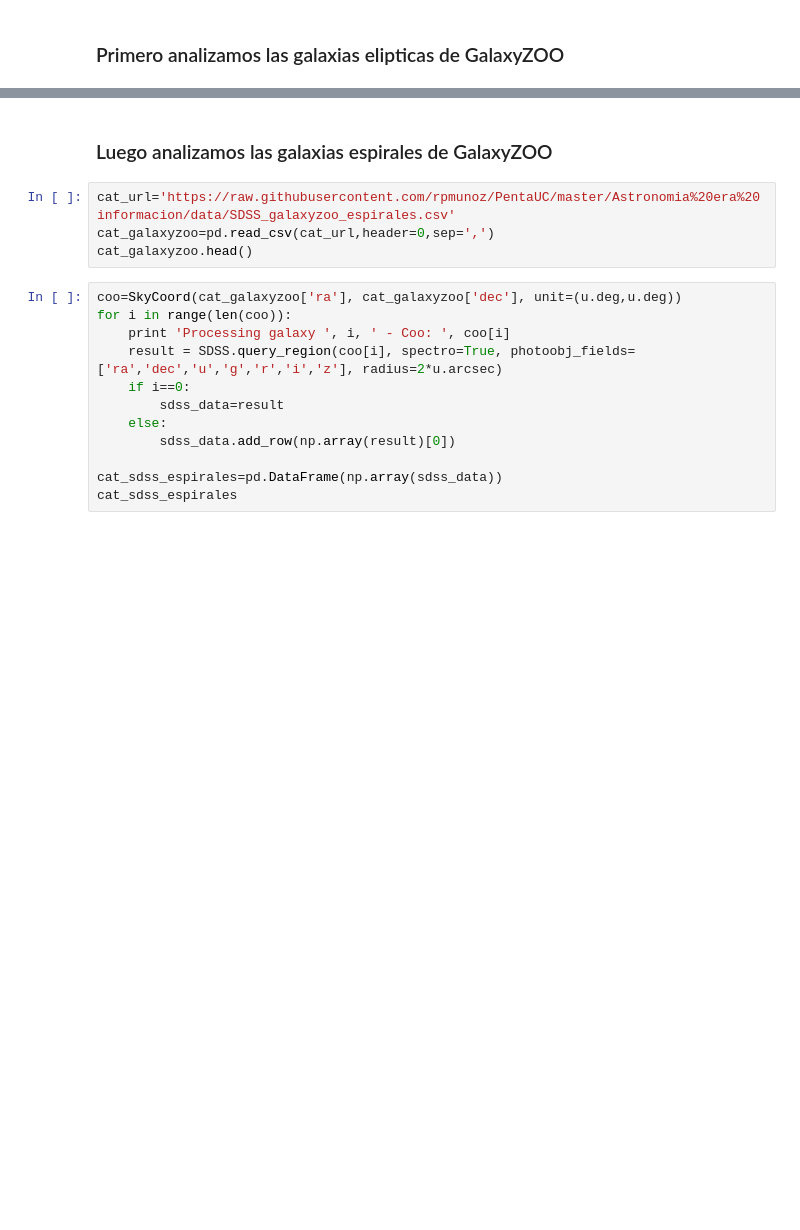
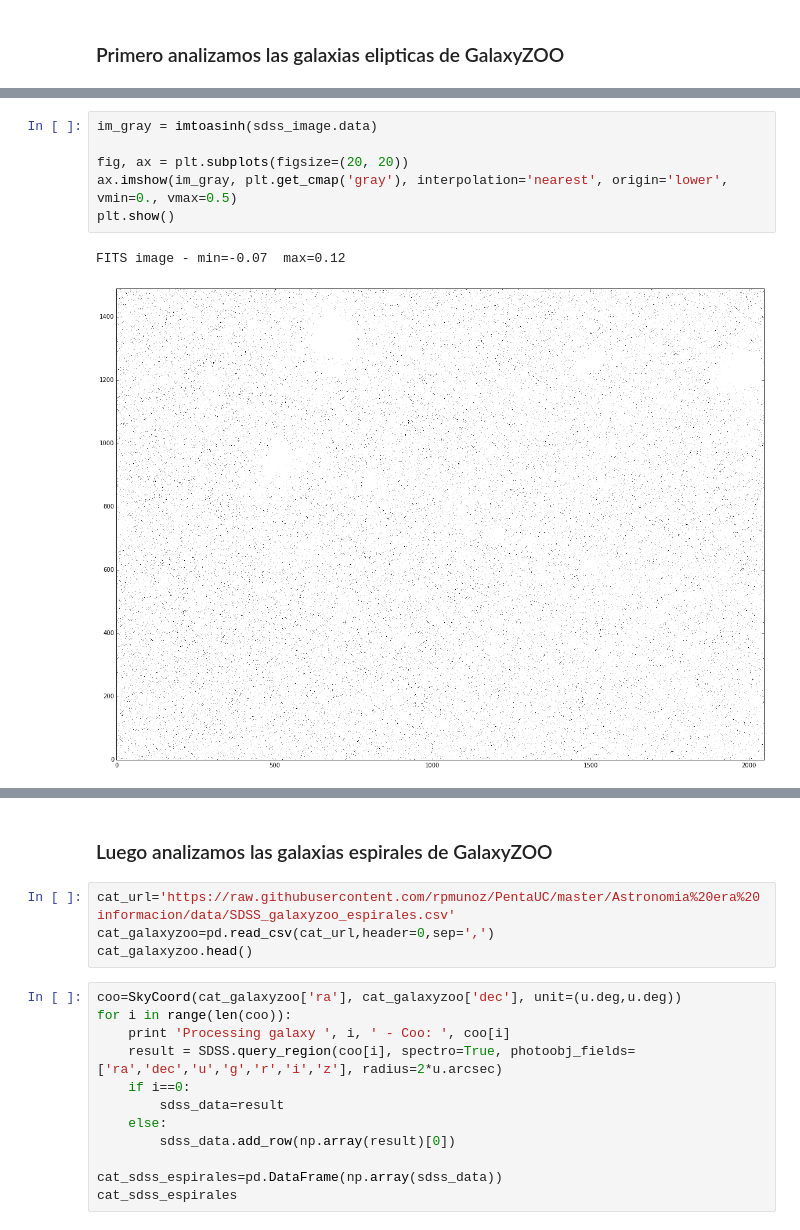
Before and after one commit to rpmunoz/PentaUC, a Jupyter notebook: Astronomia era informacion/Talleres/Taller 9 - Fotometria, imagenes y espectros del SDSS.ipynb, the cells around one changed output, grey strips where cells are left out. Drawn from its saved outputs; the diff is of its cells as text; blank space fills up the shorter version.

```diff
--- a/Astronomia era informacion/Talleres/Taller 9 - Fotometria, imagenes y espectros del SDSS.ipynb
+++ b/Astronomia era informacion/Talleres/Taller 9 - Fotometria, imagenes y espectros del SDSS.ipynb
@@ -34,0 +160,9 @@ cat_sdss_elipticas
+# %%
+im_gray = imtoasinh(sdss_image.data)
+
+fig, ax = plt.subplots(figsize=(20, 20))
+ax.imshow(im_gray, plt.get_cmap('gray'), interpolation='nearest', origin='lower', vmin=0., vmax=0.5)
+plt.show()
+# %% [output]
+FITS image - min=-0.07  max=0.12
+[figure, added]
```
Also changed, not shown: parts of 8 cells of this notebook.
